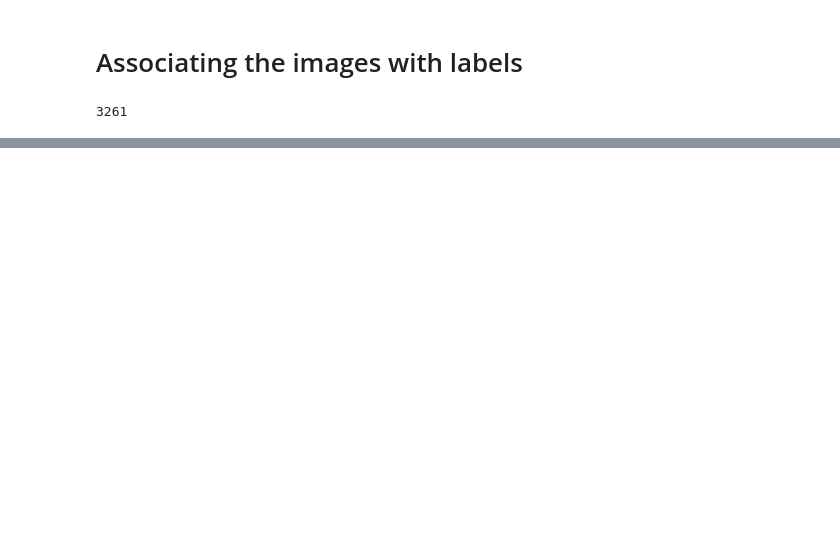
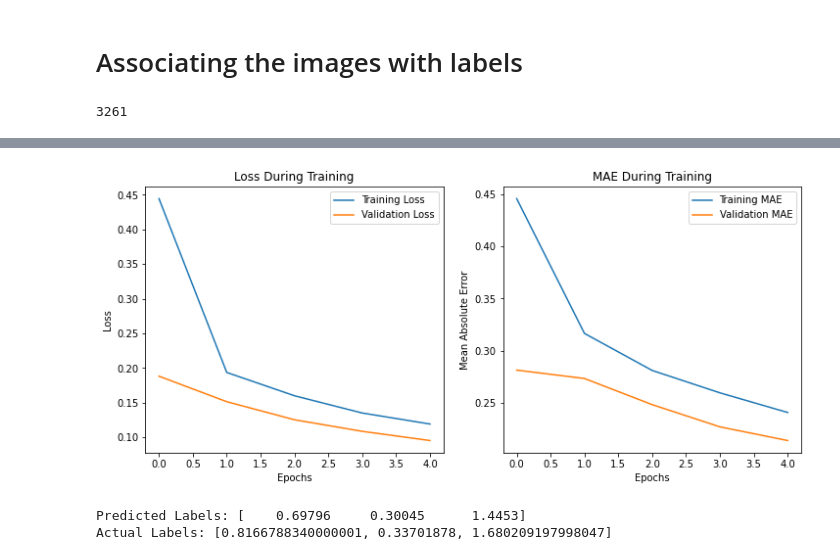
Before and after one commit to deeshlby/AAI_590_Group_9_Capstone, a Jupyter notebook: Nutritional_Values_Nutrition5k_Images.ipynb, the cells around one changed output, grey strips where cells are left out. Drawn from its saved outputs; the diff is of its cells as text; code cells hidden in the pictures; blank space fills up the shorter version.

```diff
--- a/Nutritional_Values_Nutrition5k_Images.ipynb
+++ b/Nutritional_Values_Nutrition5k_Images.ipynb
@@ -304,0 +598,23 @@ ply.show()
+# %%
+# Build TensorFlow regression model
+def build_model(input_shape, num_outputs=3):
+    inputs = Input(shape=input_shape)
+    x = Dense(128, activation='relu')(inputs)
+    x = Dense(64, activation='relu')(x)
+    outputs = Dense(num_outputs)(x)
+    return Model(inputs, outputs)
+# %%
+# Create the TensorFlow model
+input_shape = X_train_small.shape[1:]  # Shape of YOLO features
+model = build_model(input_shape)
+# %%
+# Compile the model
+model.compile(optimizer=tf.keras.optimizers.Adam(learning_rate=LEARNING_RATE), loss='mse', metrics=['mae'])
+# %%
+# Train the model on the subset
+history = model.fit(
+    X_train_small, y_train_small,
+    validation_data=(X_val_small, y_val_small),
+    epochs=EPOCHS,
+    batch_size=BATCH_SIZE
+)
@@ -304,0 +632,5 @@ ply.show()
+# %%
+# Plot the training performance
+plot_training_performance(history)
+# %% [output]
+[figure, added]
@@ -304,0 +648,9 @@ ply.show()
+# %%
+# Predict using the trained model
+sample_features = np.expand_dims(sample_features, axis=0)  # Add batch dimension
+prediction = model.predict(sample_features)
+print(f"Predicted Labels: {prediction[0]}")
+print(f"Actual Labels: {small_train_df.iloc[0]['label_tensor']}")
+# %% [output]
+Predicted Labels: [    0.69796     0.30045      1.4453]
+Actual Labels: [0.8166788340000001, 0.33701878, 1.680209197998047]
```
Also changed, not shown: parts of 59 cells of this notebook.
